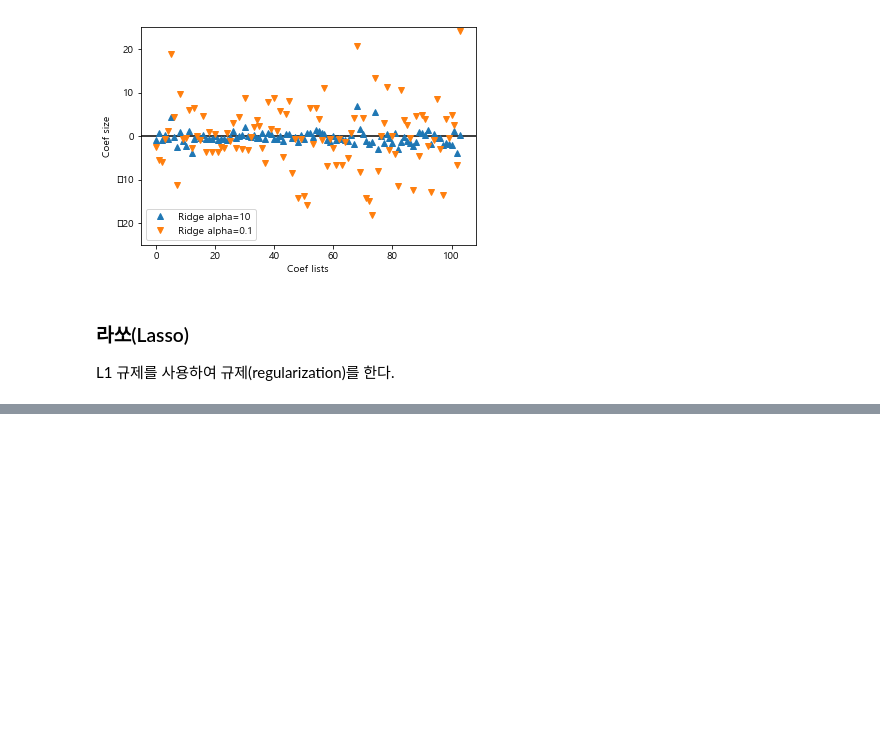
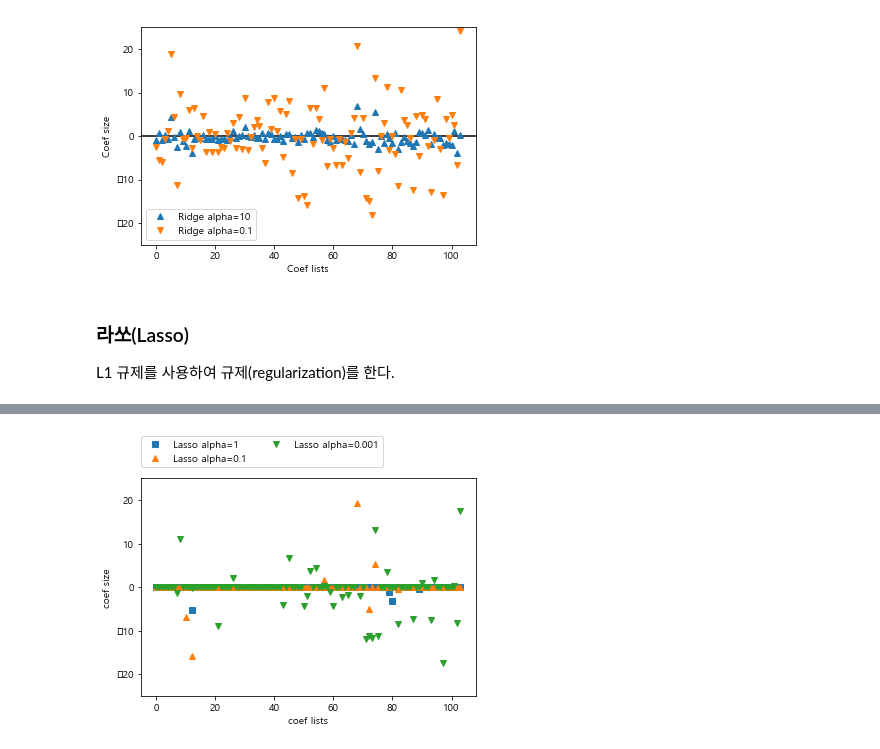
Before and after one commit to ksh901016/python_exam, a Jupyter notebook: scikit-learn/발표자료(선형회귀).ipynb, the cells around one changed output, grey strips where cells are left out. Cells and saved outputs as stored; diff of their text form; code cells hidden in the pictures; blank space fills up the shorter version.

```diff
--- a/scikit-learn/발표자료(선형회귀).ipynb
+++ b/scikit-learn/발표자료(선형회귀).ipynb
@@ -129,3 +130,10 @@ plt.legend();
 # %% [markdown]
 ### 라쏘(Lasso)
 L1 규제를 사용하여 규제(regularization)를 한다.
+# %%
+from sklearn.linear_model import Lasso
+lasso = Lasso().fit(X_train, y_train)
+print("훈련 세트 점수: {:.2f}".format(lasso.score(X_train, y_train)))
+print("테스트 세트 점수: {:.2f}".format(lasso.score(X_test, y_test)))
+print("사용한 특성의 개수 : {}".format(np.sum(lasso.coef_ !=0)))
+print("lasso.coef_(w) : {}".format(lasso.coef_))
@@ -131,0 +158,7 @@ L1 규제를 사용하여 규제(regularization)를 한다.
+# %%
+from sklearn.linear_model import Lasso
+lasso01 = Lasso(alpha=0.1).fit(X_train, y_train)
+print("훈련 세트 점수: {:.2f}".format(lasso01.score(X_train, y_train)))
+print("테스트 세트 점수: {:.2f}".format(lasso01.score(X_test, y_test)))
+print("사용한 특성의 개수 : {}".format(np.sum(lasso01.coef_ !=0)))
+print("lasso.coef_(w) : {}".format(lasso01.coef_))
@@ -131,0 +183,7 @@ L1 규제를 사용하여 규제(regularization)를 한다.
+# %%
+from sklearn.linear_model import Lasso
+lasso001 = Lasso(alpha=0.01, max_iter=100000).fit(X_train, y_train)
+print("훈련 세트 점수: {:.2f}".format(lasso001.score(X_train, y_train)))
+print("테스트 세트 점수: {:.2f}".format(lasso001.score(X_test, y_test)))
+print("사용한 특성의 개수 : {}".format(np.sum(lasso001.coef_ !=0)))
+print("lasso.coef_(w) : {}".format(lasso001.coef_))
@@ -131,0 +208,11 @@ L1 규제를 사용하여 규제(regularization)를 한다.
+# %%
+plt.plot(lasso.coef_, 's', label="Lasso alpha=1")
+plt.plot(lasso01.coef_, '^', label="Lasso alpha=0.1")
+plt.plot(lasso001.coef_, 'v', label="Lasso alpha=0.001")
+
+plt.legend(ncol=2, loc=(0, 1.05))
+plt.ylim(-25, 25)
+plt.xlabel("coef lists")
+plt.ylabel("coef size");
+# %% [output]
+[figure, added]
```
Also changed, not shown: parts of 6 cells of this notebook, 1 other file.
